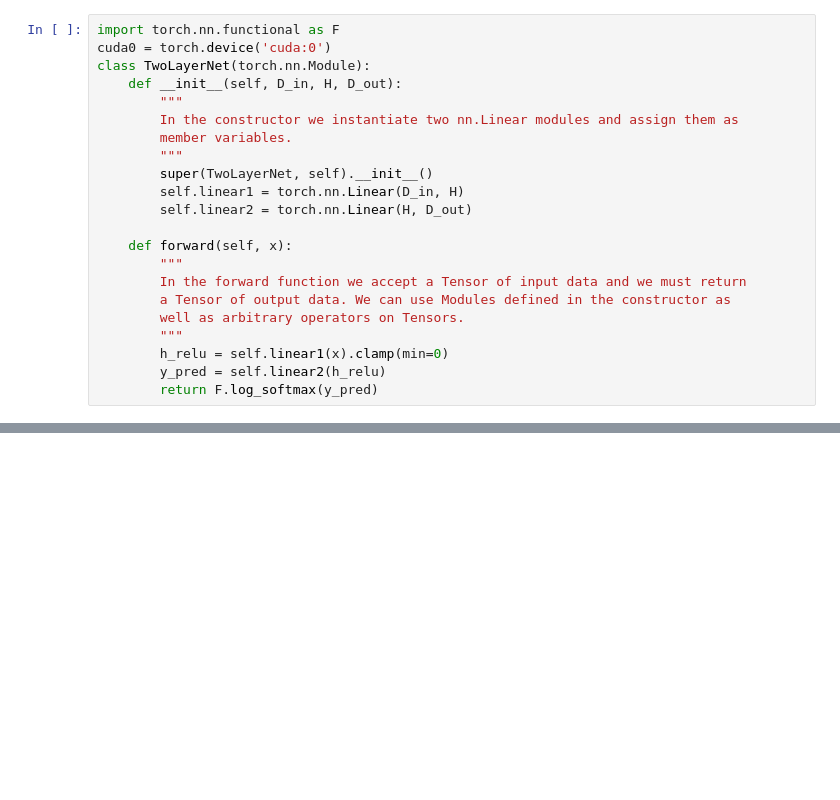
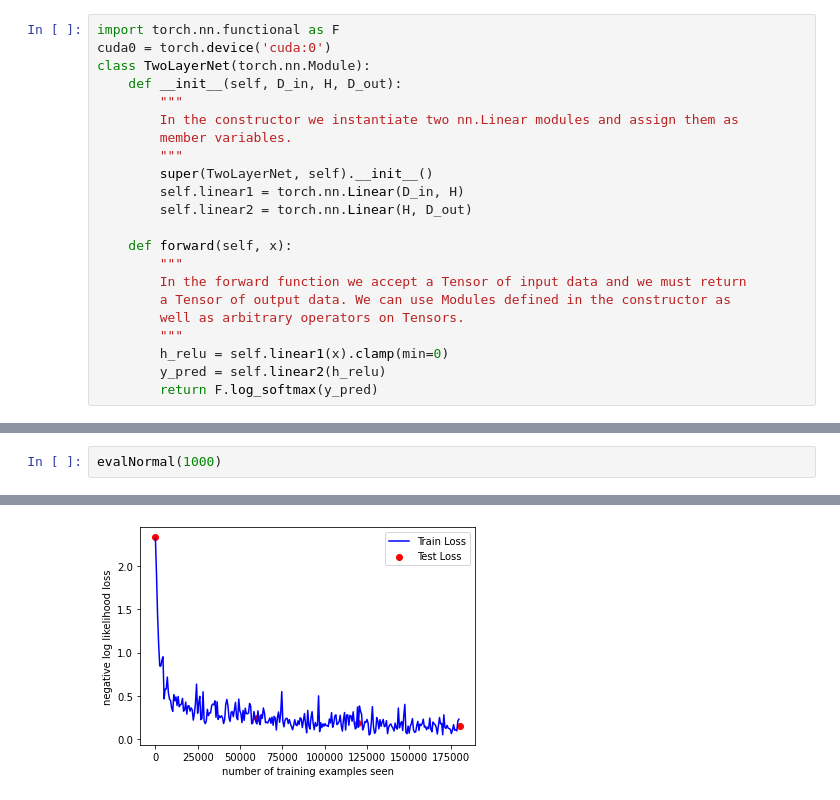
Before and after one commit to Jimedem97/KI, a Jupyter notebook: Übung 1/Uebung1.ipynb, the cells around one changed output, grey strips where cells are left out. Cells and saved outputs as stored; diff of their text form; blank space fills up the shorter version.

```diff
--- a/Übung 1/Uebung1.ipynb
+++ b/Übung 1/Uebung1.ipynb
@@ -180,0 +237,3 @@ fig
+# %%
+evalNormal(1000)
+# %% [output]
@@ -180,0 +257 @@ fig
+[figure, added]
```
Also changed, not shown: parts of 25 cells of this notebook, 2 other files.
